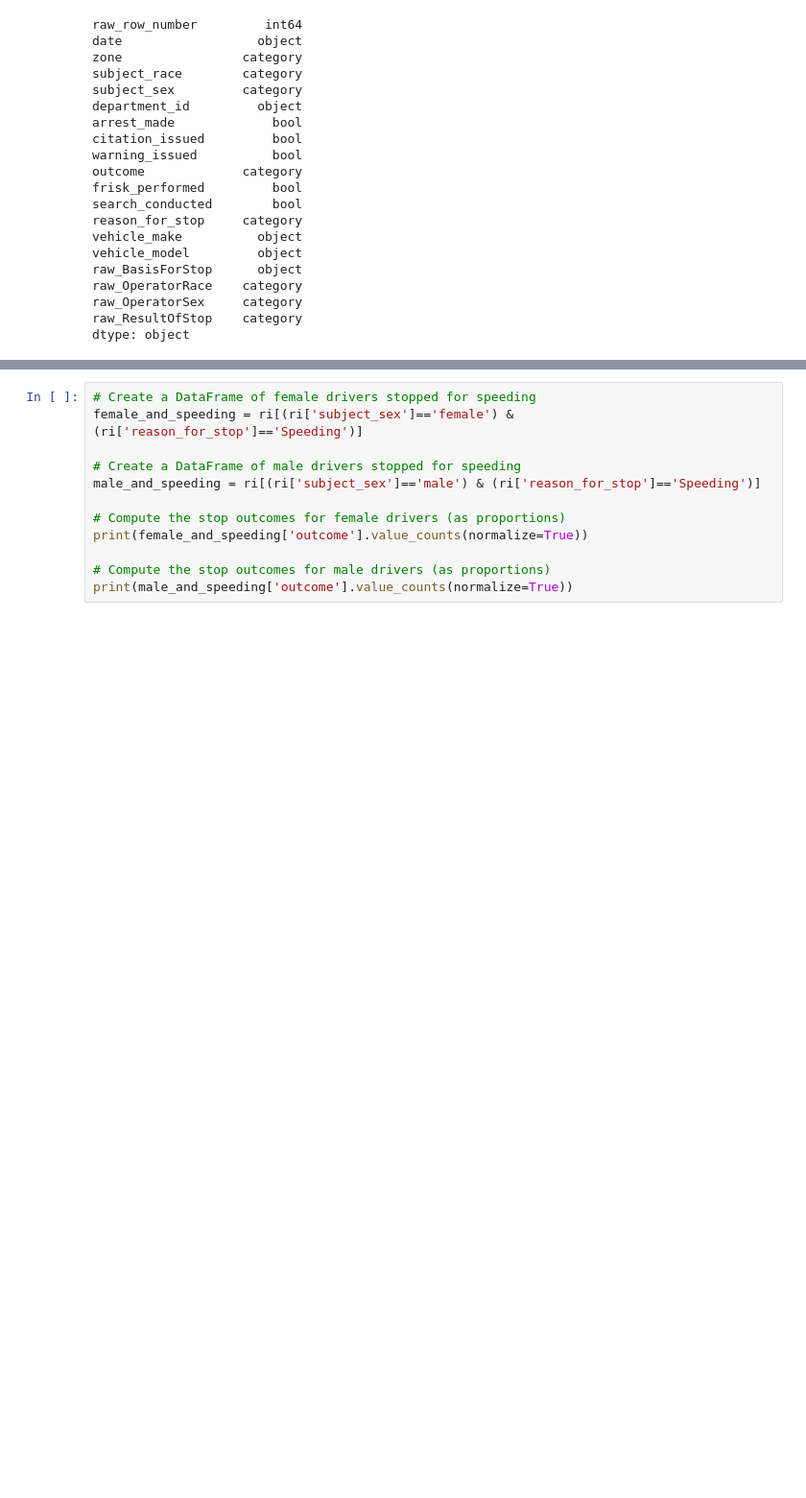
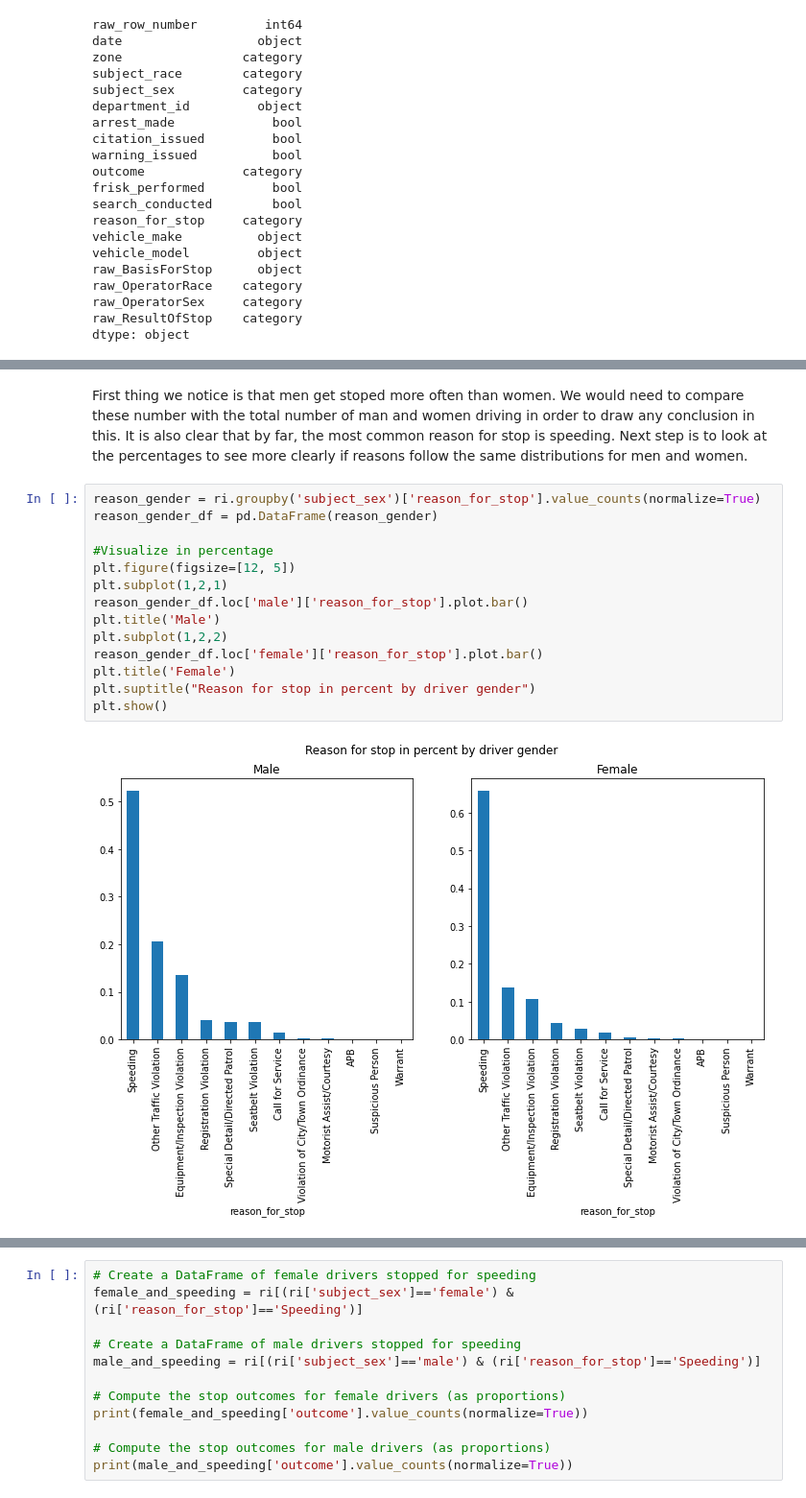
Before and after one commit to laubana90/StanfordOpenPolicingProject, a Jupyter notebook: RhodeIsland.ipynb, the cells around one changed output, grey strips where cells are left out. Shown: that part at 96% size. Saved outputs shown, nothing was run; the diff lists cells and outputs as text; blank space fills up the shorter version.

```diff
--- a/RhodeIsland.ipynb
+++ b/RhodeIsland.ipynb
@@ -289,0 +253,18 @@ Name: reason_for_stop, dtype: float64
+# %% [markdown]
+First thing we notice is that men get stoped more often than women. We would need to compare these number with the total number of man and women driving in order to draw any conclusion in this. It is also clear that by far, the most common reason for stop is speeding. Next step is to look at the percentages to see more clearly if reasons follow the same distributions for men and women.
+# %%
+reason_gender = ri.groupby('subject_sex')['reason_for_stop'].value_counts(normalize=True)
+reason_gender_df = pd.DataFrame(reason_gender)
+
+#Visualize in percentage
+plt.figure(figsize=[12, 5])
+plt.subplot(1,2,1)
+reason_gender_df.loc['male']['reason_for_stop'].plot.bar()
+plt.title('Male')
+plt.subplot(1,2,2)
+reason_gender_df.loc['female']['reason_for_stop'].plot.bar()
+plt.title('Female')
+plt.suptitle("Reason for stop in percent by driver gender")
+plt.show()
+# %% [output]
+[figure, added]
```
Also changed, not shown: parts of 10 cells of this notebook.
